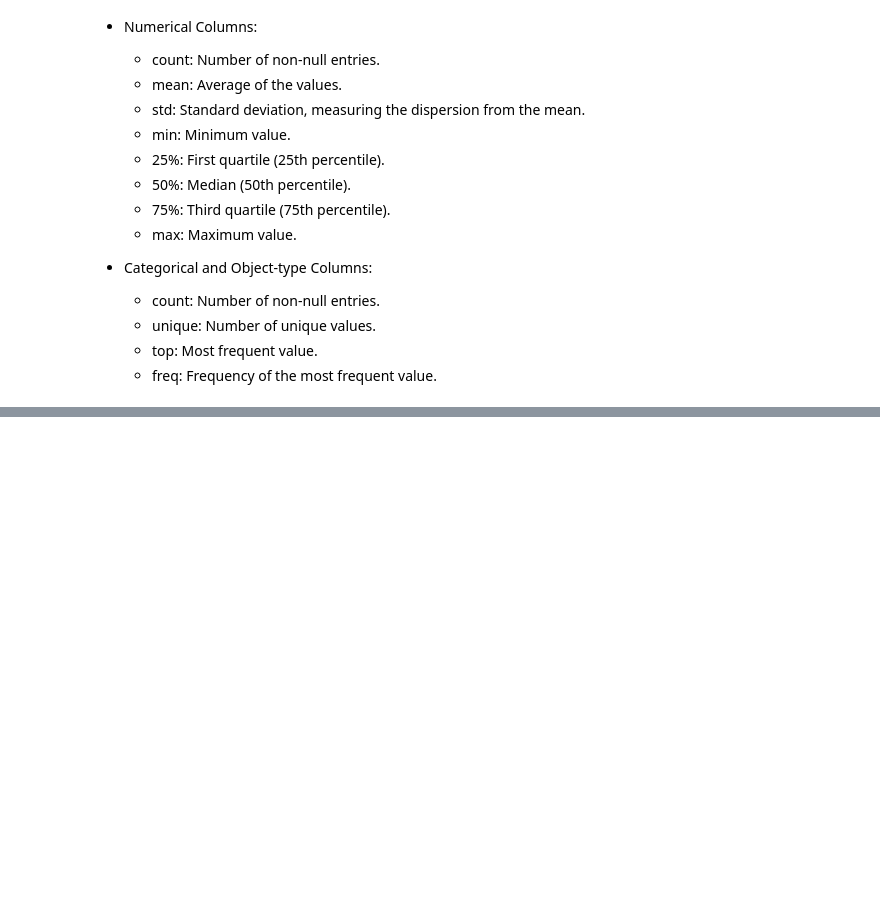
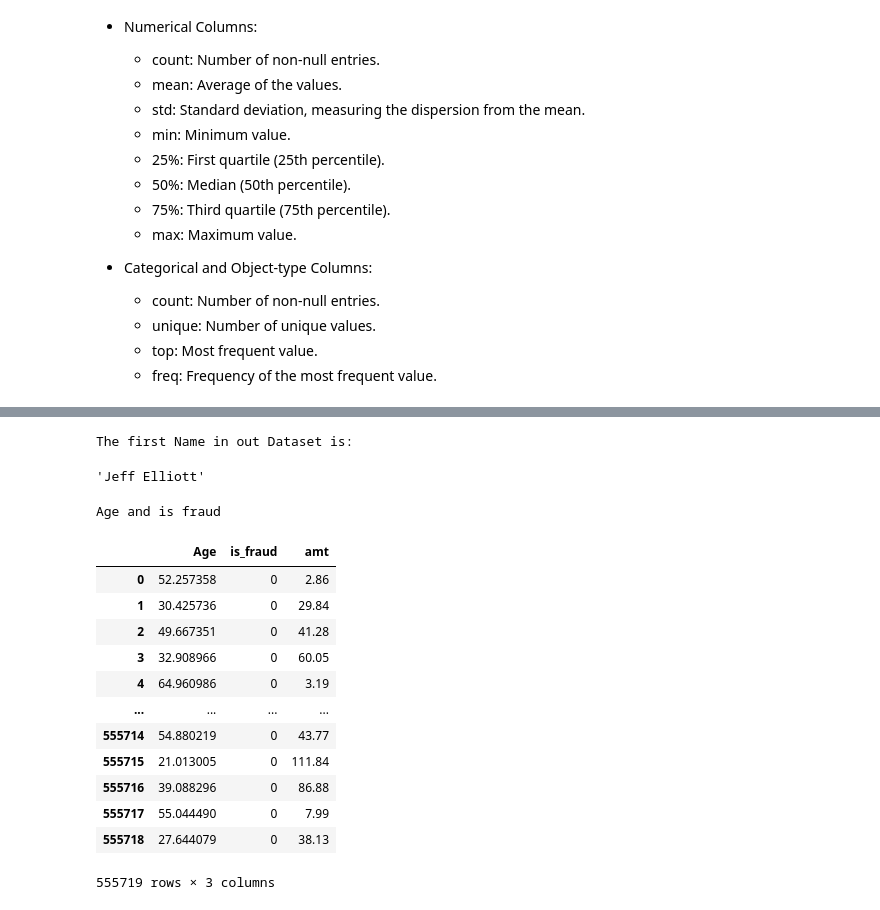
Before and after one commit to ElfCoon/Pandas---Refresher, a Jupyter notebook: Intro-to-Pandas-DataFrames.ipynb, the cells around one changed output, grey strips where cells are left out. Drawn from its saved outputs; the diff is of its cells as text; code cells hidden in the pictures; blank space fills up the shorter version.

```diff
--- a/Intro-to-Pandas-DataFrames.ipynb
+++ b/Intro-to-Pandas-DataFrames.ipynb
@@ -840,0 +877,28 @@ Transposing the DataFrame using .T swaps rows and columns. This is particularly
+# %%
+# Accessing specific values of the dataset
+# The name in the first row of the Customer name
+
+print("The first Name in out Dataset is: ")
+data_df.loc[0, 'Customer Name']
+# %% [output]
+The first Name in out Dataset is:
+'Jeff Elliott'
+# %%
+# Accessing a list of columns
+print("Age and is fraud")
+data_df.loc[:, ['Age', 'is_fraud', 'amt']]
+# %% [output]
+Age and is fraud
+|  | Age | is_fraud | amt |
+| 0 | 52.257358 | 0 | 2.86 |
+| 1 | 30.425736 | 0 | 29.84 |
+| 2 | 49.667351 | 0 | 41.28 |
+| 3 | 32.908966 | 0 | 60.05 |
+| 4 | 64.960986 | 0 | 3.19 |
+| ... | ... | ... | ... |
+| 555714 | 54.880219 | 0 | 43.77 |
+| 555715 | 21.013005 | 0 | 111.84 |
+| 555716 | 39.088296 | 0 | 86.88 |
+| 555717 | 55.044490 | 0 | 7.99 |
+| 555718 | 27.644079 | 0 | 38.13 |
+555719 rows × 3 columns
```
Also changed, not shown: parts of 8 cells of this notebook.
